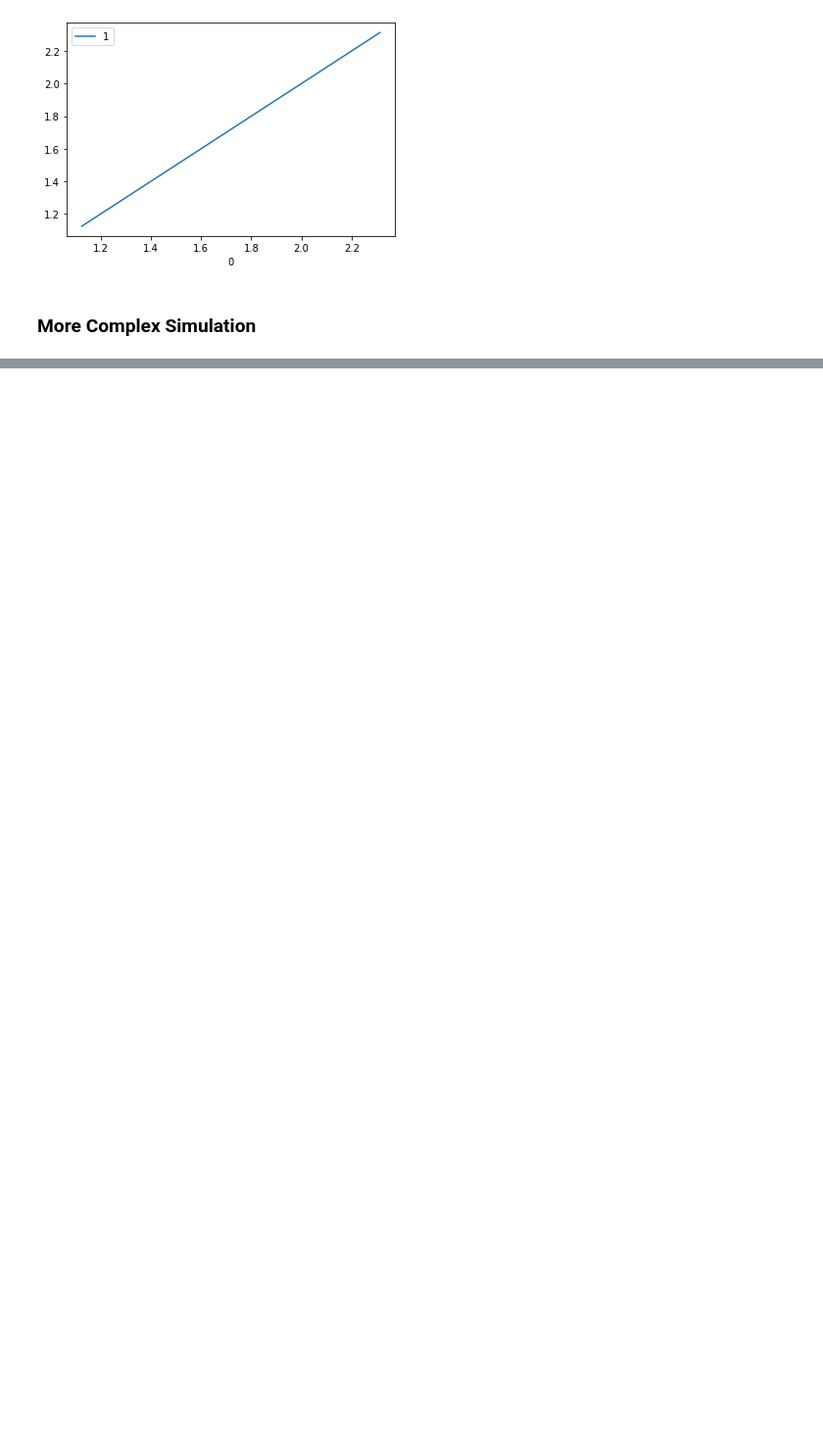
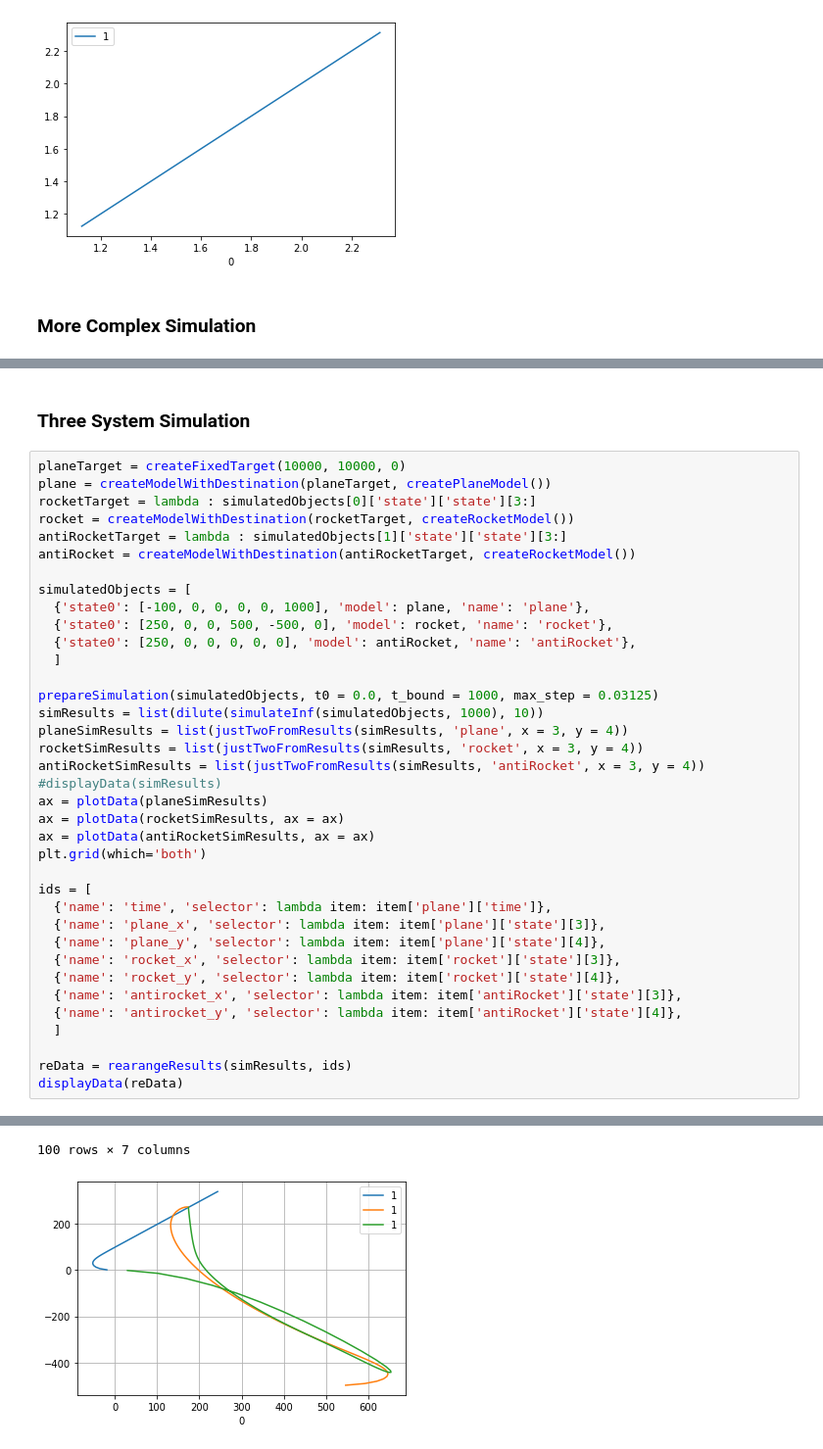
Before and after one commit to hrbolek/learning, a Jupyter notebook: operanalyst/simulation.ipynb, the cells around one changed output, grey strips where cells are left out. Shown at 98% size. Saved outputs shown, nothing was run; the diff lists cells and outputs as text; blank space fills up the shorter version.

```diff
--- a/operanalyst/simulation.ipynb
+++ b/operanalyst/simulation.ipynb
@@ -272,0 +317,40 @@ UnboundLocalError: ignored
+# %% [markdown]
+### Three System Simulation
+# %%
+planeTarget = createFixedTarget(10000, 10000, 0)
+plane = createModelWithDestination(planeTarget, createPlaneModel())
+rocketTarget = lambda : simulatedObjects[0]['state']['state'][3:]
+rocket = createModelWithDestination(rocketTarget, createRocketModel())
+antiRocketTarget = lambda : simulatedObjects[1]['state']['state'][3:]
+antiRocket = createModelWithDestination(antiRocketTarget, createRocketModel())
+
+simulatedObjects = [
+  {'state0': [-100, 0, 0, 0, 0, 1000], 'model': plane, 'name': 'plane'},
+  {'state0': [250, 0, 0, 500, -500, 0], 'model': rocket, 'name': 'rocket'},
+  {'state0': [250, 0, 0, 0, 0, 0], 'model': antiRocket, 'name': 'antiRocket'},
+  ]
+
+prepareSimulation(simulatedObjects, t0 = 0.0, t_bound = 1000, max_step = 0.03125)
+simResults = list(dilute(simulateInf(simulatedObjects, 1000), 10))
+planeSimResults = list(justTwoFromResults(simResults, 'plane', x = 3, y = 4))
+rocketSimResults = list(justTwoFromResults(simResults, 'rocket', x = 3, y = 4))
+antiRocketSimResults = list(justTwoFromResults(simResults, 'antiRocket', x = 3, y = 4))
+#displayData(simResults)
+ax = plotData(planeSimResults)
+ax = plotData(rocketSimResults, ax = ax)
+ax = plotData(antiRocketSimResults, ax = ax)
+plt.grid(which='both')
+
+ids = [
+  {'name': 'time', 'selector': lambda item: item['plane']['time']},
+  {'name': 'plane_x', 'selector': lambda item: item['plane']['state'][3]},
+  {'name': 'plane_y', 'selector': lambda item: item['plane']['state'][4]},
+  {'name': 'rocket_x', 'selector': lambda item: item['rocket']['state'][3]},
+  {'name': 'rocket_y', 'selector': lambda item: item['rocket']['state'][4]},
+  {'name': 'antirocket_x', 'selector': lambda item: item['antiRocket']['state'][3]},
+  {'name': 'antirocket_y', 'selector': lambda item: item['antiRocket']['state'][4]},
+  ]
+
+reData = rearangeResults(simResults, ids)
+displayData(reData)
+# %% [output]
@@ -272,0 +369,2 @@ UnboundLocalError: ignored
+100 rows × 7 columns
+[figure, added]
```
Also changed, not shown: parts of 13 cells of this notebook.
